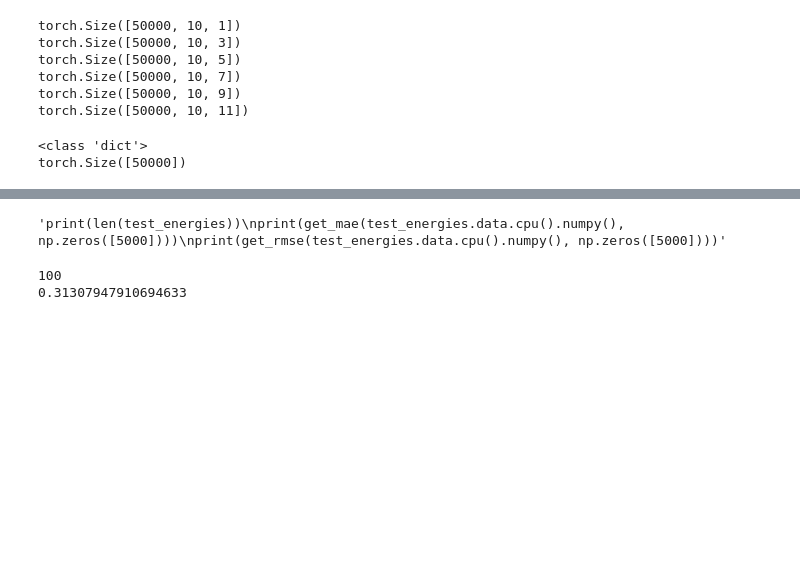
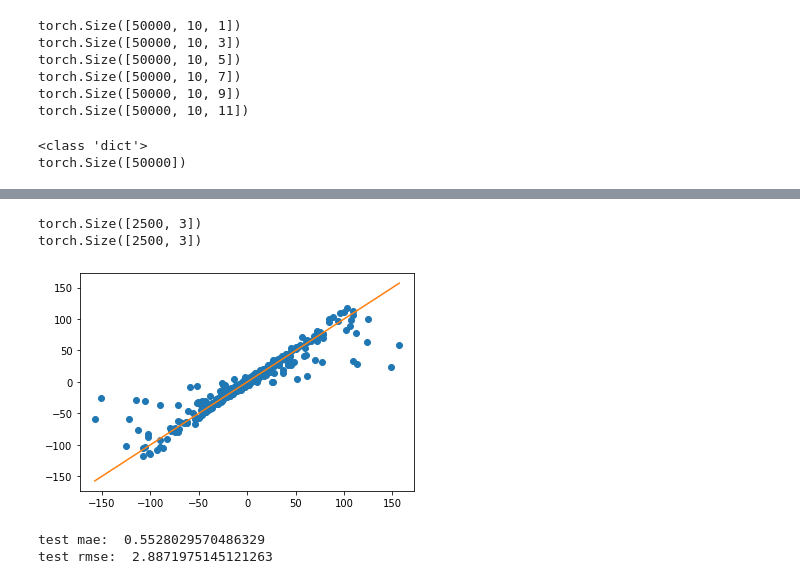
Before and after one commit to lab-cosmo/wigner_kernels, a Jupyter notebook: methane_nn_from_spherical_expansion.ipynb, the cells around one changed output, grey strips where cells are left out. Cells and saved outputs as stored; diff of their text form; code cells hidden in the pictures; blank space fills up the shorter version.

```diff
--- a/methane_nn_from_spherical_expansion.ipynb
+++ b/methane_nn_from_spherical_expansion.ipynb
@@ -337,12 +283,29 @@ plt.show()
-# %%
-'''print(len(test_energies))
-print(get_mae(test_energies.data.cpu().numpy(), np.zeros([5000])))
-print(get_rmse(test_energies.data.cpu().numpy(), np.zeros([5000])))'''
-# %% [output]
-'print(len(test_energies))\nprint(get_mae(test_energies.data.cpu().numpy(), np.zeros([5000])))\nprint(get_rmse(test_energies.data.cpu().numpy(), np.zeros([5000])))'
-# %%
-print(len(history['test_mae']))
-print(np.min(history['test_mae']))
-# %% [output]
-100
-0.31307947910694633
+# %%
+forces_predictions_test = []
+for key in test_coefficients.keys():
+    test_coefficients[key].requires_grad = True
+
+for coef_der_batch, central_batch, derivative_batch, coef_batch, _, structures_batch in iterate_minibatches(coef_der_test,
+                                                    central_indices_test, derivative_indices_test, test_coefficients, None,
+                                                   test_structures, BATCH_SIZE, DEVICE):
+    forces_predictions_now = atomistic.get_forces(coef_batch, structures_batch,
+                                          coef_der_batch, central_batch, derivative_batch)
+    print(forces_predictions_now.shape)
+    forces_predictions_test.append(forces_predictions_now)
+
+forces_predictions_test = torch.cat(forces_predictions_test, dim = 0)
+forces_predictions_a = forces_predictions_test.data.cpu().numpy().reshape([-1])
+forces_a = test_forces.reshape([-1])
+plt.plot(forces_a, forces_predictions_a, 'o')
+plt.plot([np.min(forces_a), np.max(forces_a)],
+         [np.min(forces_a), np.max(forces_a)])
+
+plt.show()
+print("test mae: ", get_mae(forces_a, forces_predictions_a))
+print("test rmse: ", get_rmse(forces_a, forces_predictions_a))
+# %% [output]
+torch.Size([2500, 3])
+torch.Size([2500, 3])
+[figure, added]
+test mae:  0.5528029570486329
+test rmse:  2.8871975145121263
```
Also changed, not shown: parts of 13 cells of this notebook, 4 other files.
